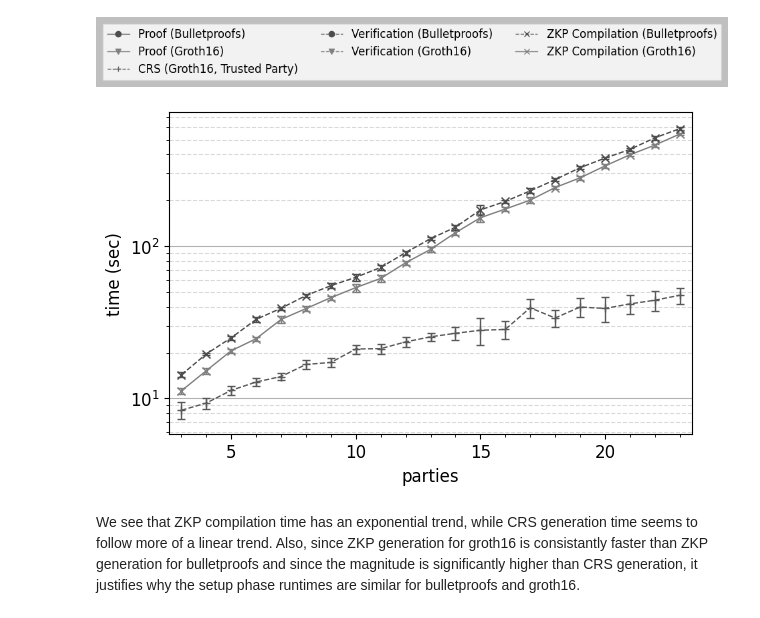
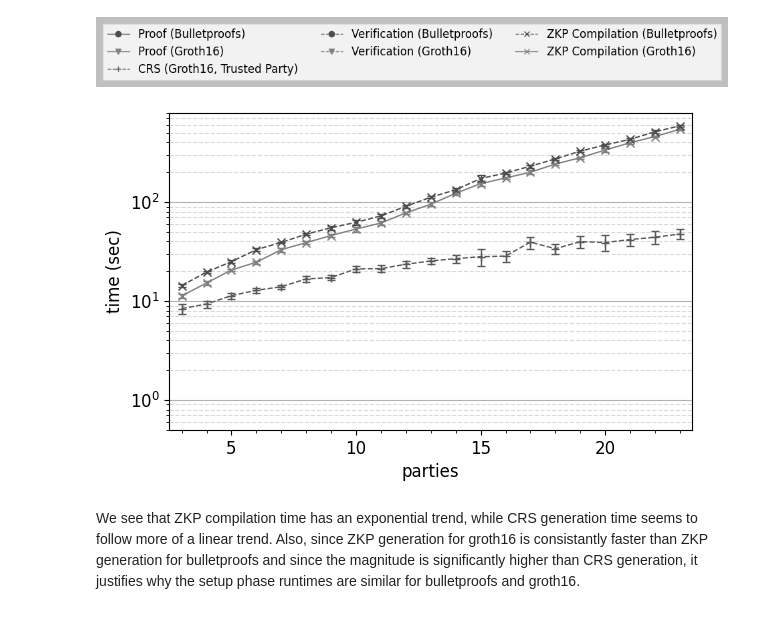
Before and after one commit to lorenzorota/activesecuritympc, a Jupyter notebook: notebooks/benchmark_analysis.ipynb, the cells around one changed output. Saved outputs shown, nothing was run; the diff lists cells and outputs as text; code cells hidden in the pictures.

```diff
--- a/notebooks/benchmark_analysis.ipynb
+++ b/notebooks/benchmark_analysis.ipynb
@@ -698,16 +717,18 @@ create_legend(styles, "figures/runtime_component_measurements_legend.pdf", optio
 # %%
 # Total CRS generation and ZKP compilation time
 # fig, ax = plt.subplots(figsize=(6.75*2/3, 2.0858647120308955*2), facecolor="white")
 fig, ax = plt.subplots(figsize=(6.75, 2.0858647120308955*2), facecolor="white")
 plt.style.use('grayscale')
 fig, ax, d2 = produce_plot(fig, ax, groth16_readings, names, "total_zkp_compile_time", median_column="total_zkp_compile_time", style=styles[6])
 fig, ax, d1 = produce_plot(fig, ax, bulletproofs_readings, names, "total_zkp_compile_time", median_column="total_zkp_compile_time", style=styles[5])
 fig, ax, d3 = produce_plot(fig, ax, groth16_readings, names, "total_crs_generation_time", median_column="total_crs_generation_time", style=styles[2], semilog=True)
 plt.locator_params(axis="x", integer=True, tight=True)
+plt.ylim(0.5, 800)
 # plt.subplots_adjust(left=0.14)
+plt.subplots_adjust(bottom=0.12)
 fig.savefig('figures/zkp_comp_crs_gen.pdf')
 # %% [output]
-[figure, old version]
+[figure, new version]
 # %% [markdown]
 We see that ZKP compilation time has an exponential trend, while CRS generation time seems to follow more of a linear trend. Also, since ZKP generation for groth16 is consistantly faster than ZKP generation for bulletproofs and since the magnitude is significantly higher than CRS generation, it justifies why the setup phase runtimes are similar for bulletproofs and groth16.
 # %%
```
Also changed, not shown: parts of 22 cells of this notebook.
